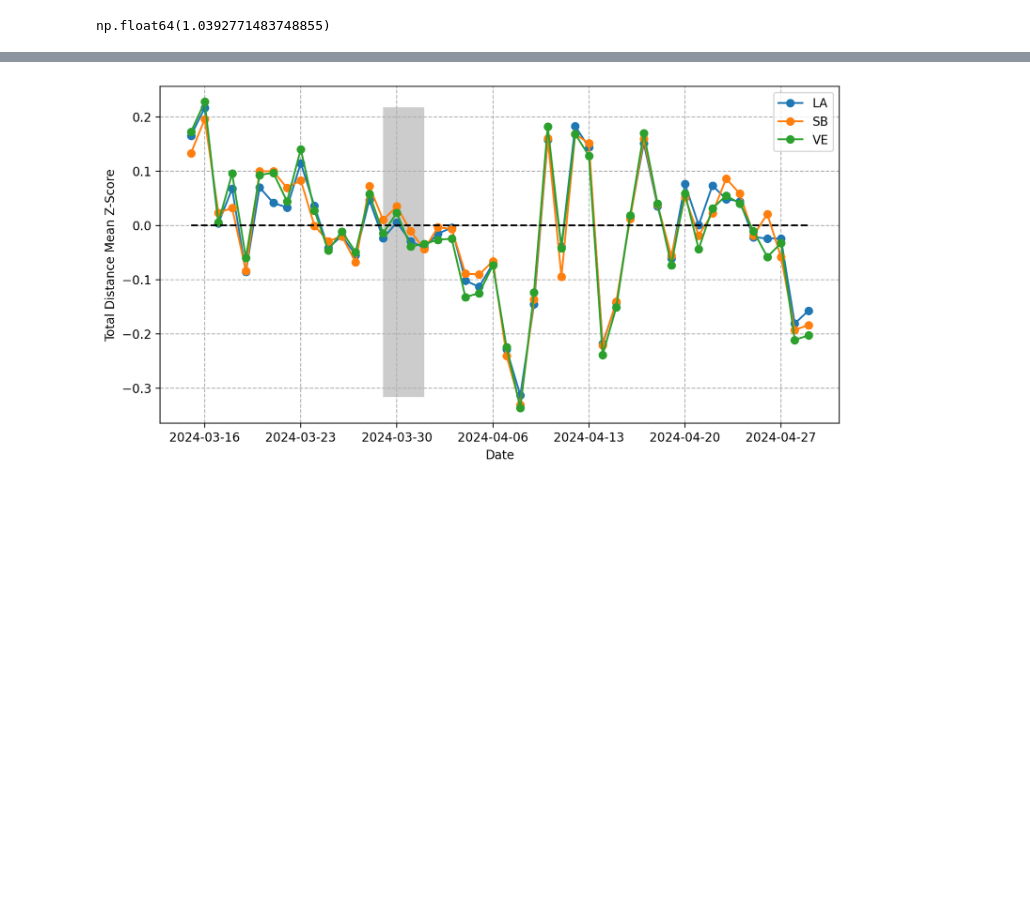
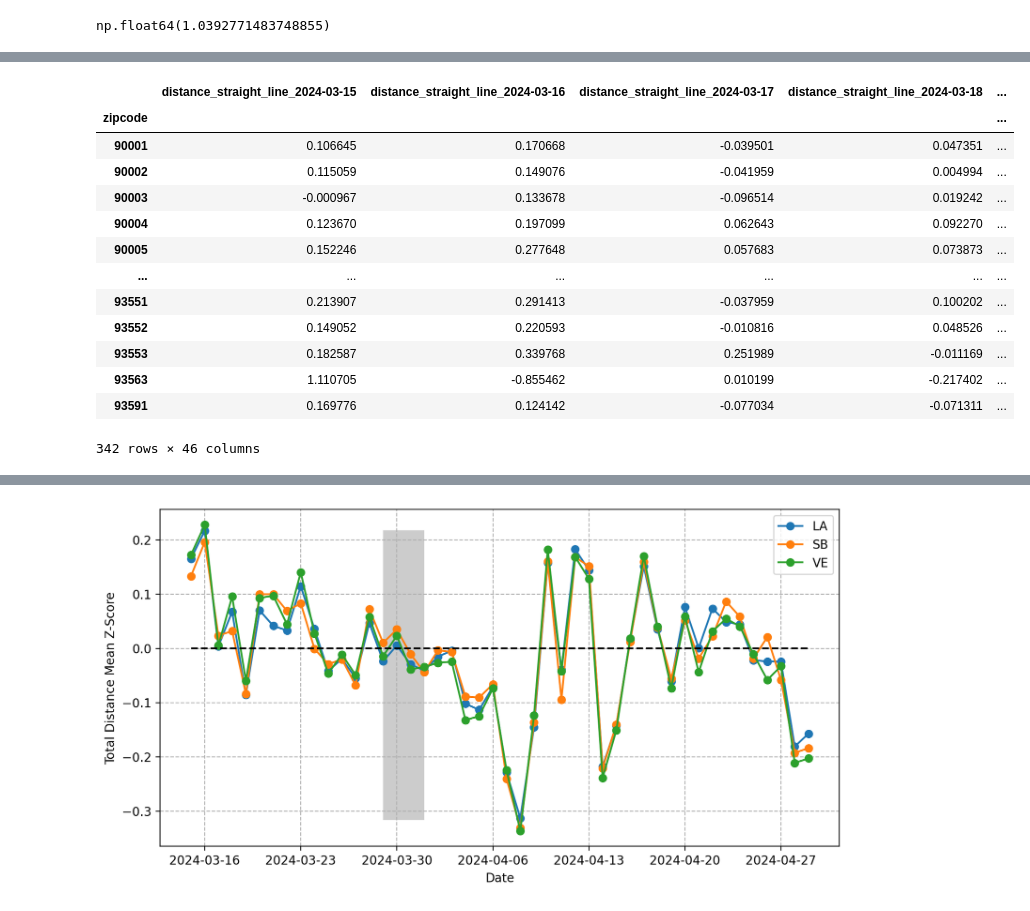
Before and after one commit to ai2es/cat-rain, a Jupyter notebook: notebooks/bootstrap_dataset_agg.ipynb, the cells around one changed output, grey strips where cells are left out. Cells and saved outputs as stored; diff of their text form; code cells hidden in the pictures; blank space fills up the shorter version.

```diff
--- a/notebooks/bootstrap_dataset_agg.ipynb
+++ b/notebooks/bootstrap_dataset_agg.ipynb
@@ -276,3 +290,20 @@ np.float64(1.0392771483748855)
+# %%
+zip_traces
+# %% [output]
+|  | distance_straight_line_2024-03-15 | distance_straight_line_2024-03-16 | distance_straight_line_2024-03-17 | distance_straight_line_2024-03-18 | ... |
+| zipcode |  |  |  |  | ... |
+| 90001 | 0.106645 | 0.170668 | -0.039501 | 0.047351 | ... |
+| 90002 | 0.115059 | 0.149076 | -0.041959 | 0.004994 | ... |
+| 90003 | -0.000967 | 0.133678 | -0.096514 | 0.019242 | ... |
+| 90004 | 0.123670 | 0.197099 | 0.062643 | 0.092270 | ... |
+| 90005 | 0.152246 | 0.277648 | 0.057683 | 0.073873 | ... |
+| ... | ... | ... | ... | ... | ... |
+| 93551 | 0.213907 | 0.291413 | -0.037959 | 0.100202 | ... |
+| 93552 | 0.149052 | 0.220593 | -0.010816 | 0.048526 | ... |
+| 93553 | 0.182587 | 0.339768 | 0.251989 | -0.011169 | ... |
+| 93563 | 1.110705 | -0.855462 | 0.010199 | -0.217402 | ... |
+| 93591 | 0.169776 | 0.124142 | -0.077034 | -0.071311 | ... |
+342 rows × 46 columns
 # %%
 fig = plt.figure(figsize=(10, 5), dpi=200)
 cmap = plt.get_cmap("RdBu_r")
```
Also changed, not shown: parts of 6 cells of this notebook, 1 other file.
